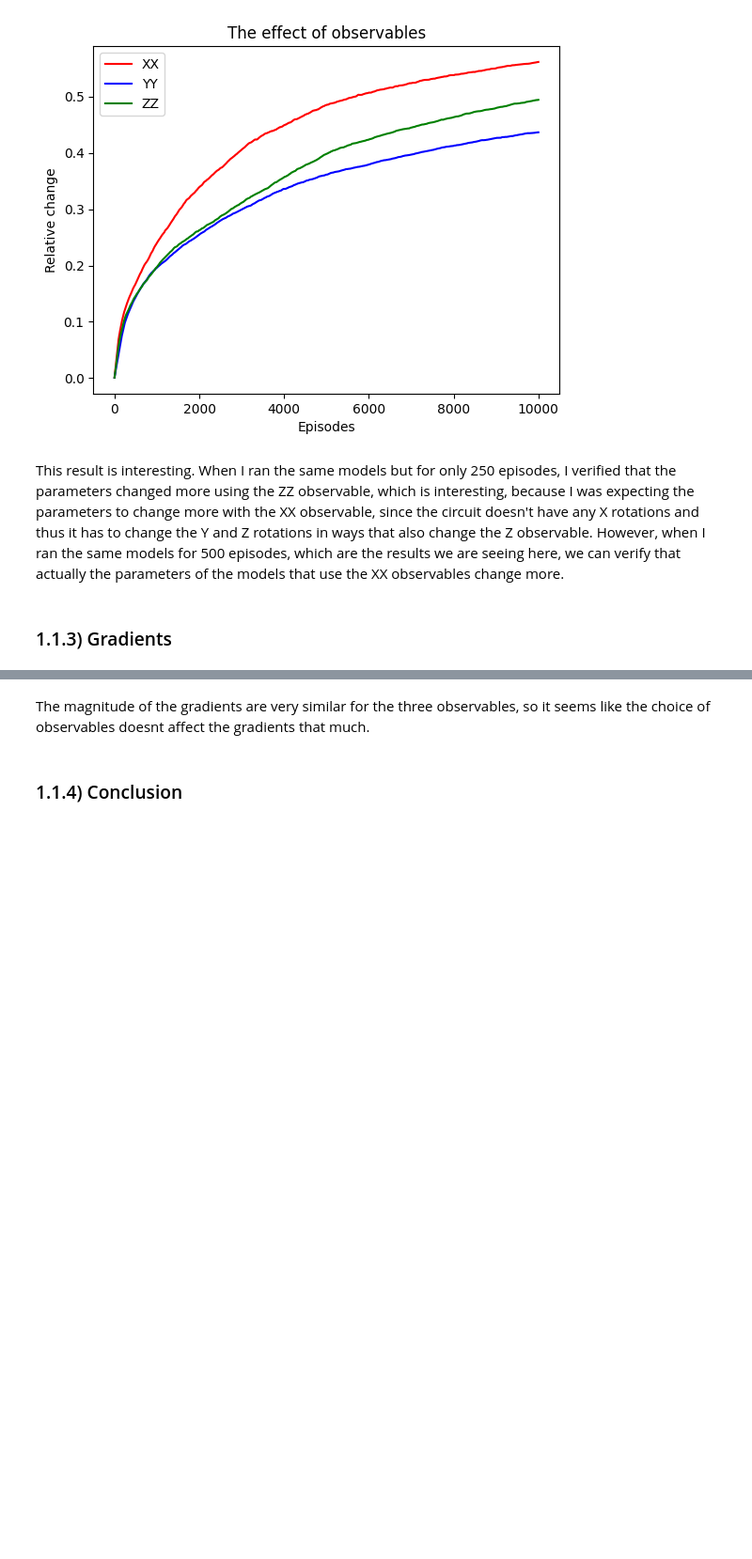
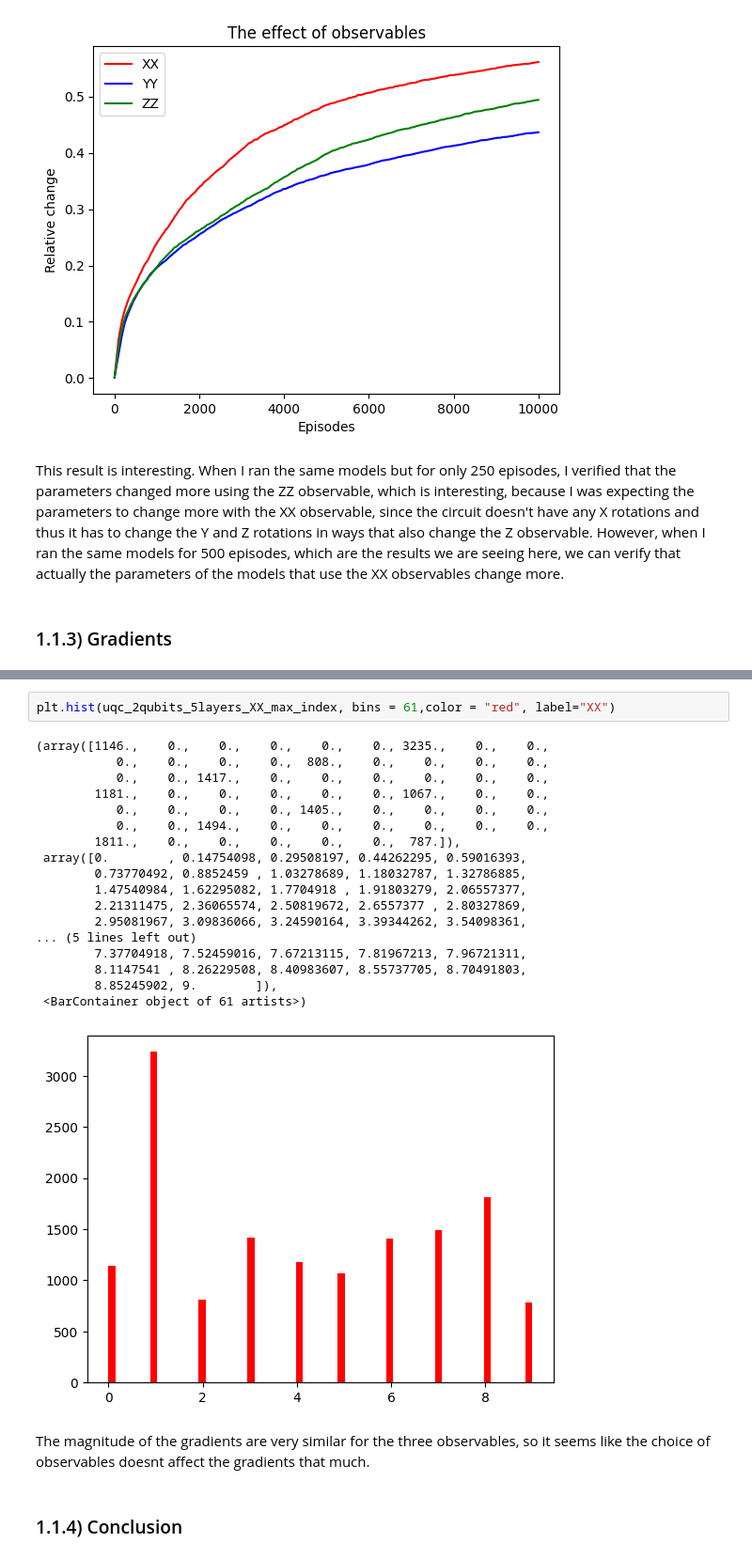
Before and after one commit to RodrigoCoelho7/VQC_Qlearning, a Jupyter notebook: data_analysis/observables_final_gradients_corrected.ipynb, the cells around one changed output, grey strips where cells are left out. Shown at 94% size. Saved outputs shown, nothing was run; the diff lists cells and outputs as text; blank space fills up the shorter version.

```diff
--- a/data_analysis/observables_final_gradients_corrected.ipynb
+++ b/data_analysis/observables_final_gradients_corrected.ipynb
@@ -144,3 +168,24 @@ plt.show()
+# %%
+plt.hist(uqc_2qubits_5layers_XX_max_index, bins = 61,color = "red", label="XX")
+# %% [output]
+(array([1146.,    0.,    0.,    0.,    0.,    0., 3235.,    0.,    0.,
+           0.,    0.,    0.,    0.,  808.,    0.,    0.,    0.,    0.,
+           0.,    0., 1417.,    0.,    0.,    0.,    0.,    0.,    0.,
+        1181.,    0.,    0.,    0.,    0.,    0., 1067.,    0.,    0.,
+           0.,    0.,    0.,    0., 1405.,    0.,    0.,    0.,    0.,
+           0.,    0., 1494.,    0.,    0.,    0.,    0.,    0.,    0.,
+        1811.,    0.,    0.,    0.,    0.,    0.,  787.]),
+ array([0.        , 0.14754098, 0.29508197, 0.44262295, 0.59016393,
+        0.73770492, 0.8852459 , 1.03278689, 1.18032787, 1.32786885,
+        1.47540984, 1.62295082, 1.7704918 , 1.91803279, 2.06557377,
+        2.21311475, 2.36065574, 2.50819672, 2.6557377 , 2.80327869,
+        2.95081967, 3.09836066, 3.24590164, 3.39344262, 3.54098361,
+... (5 lines left out)
+        7.37704918, 7.52459016, 7.67213115, 7.81967213, 7.96721311,
+        8.1147541 , 8.26229508, 8.40983607, 8.55737705, 8.70491803,
+        8.85245902, 9.        ]),
+ <BarContainer object of 61 artists>)
+[figure, added]
 # %% [markdown]
 The magnitude of the gradients are very similar for the three observables, so it seems like the choice of observables doesnt affect the gradients that much.
 # %% [markdown]
```
Also changed, not shown: parts of 4 cells of this notebook.
